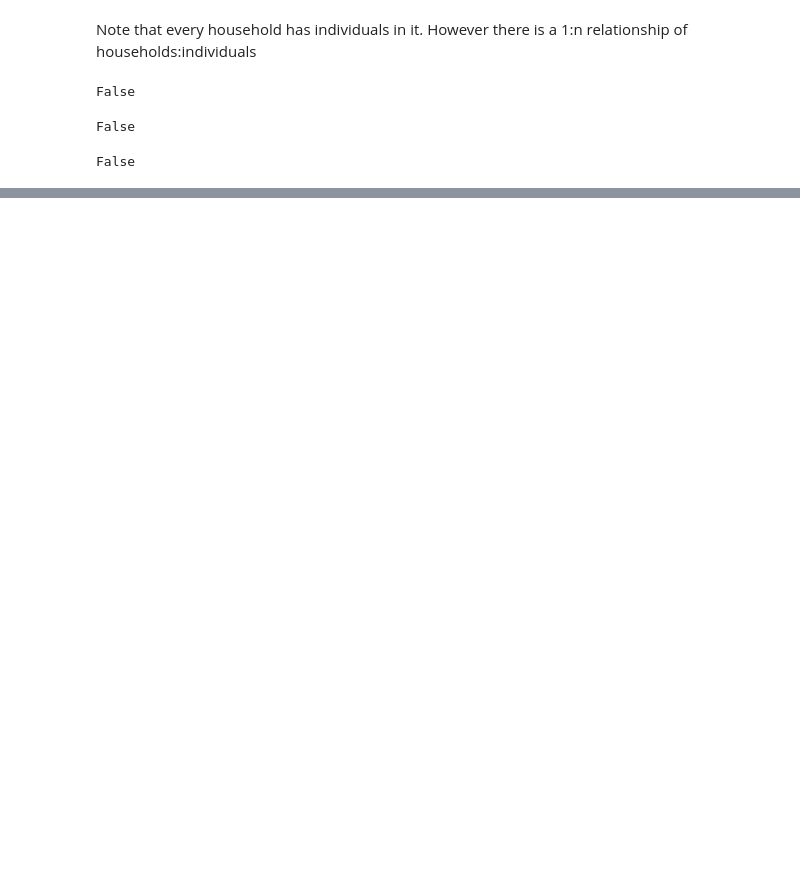
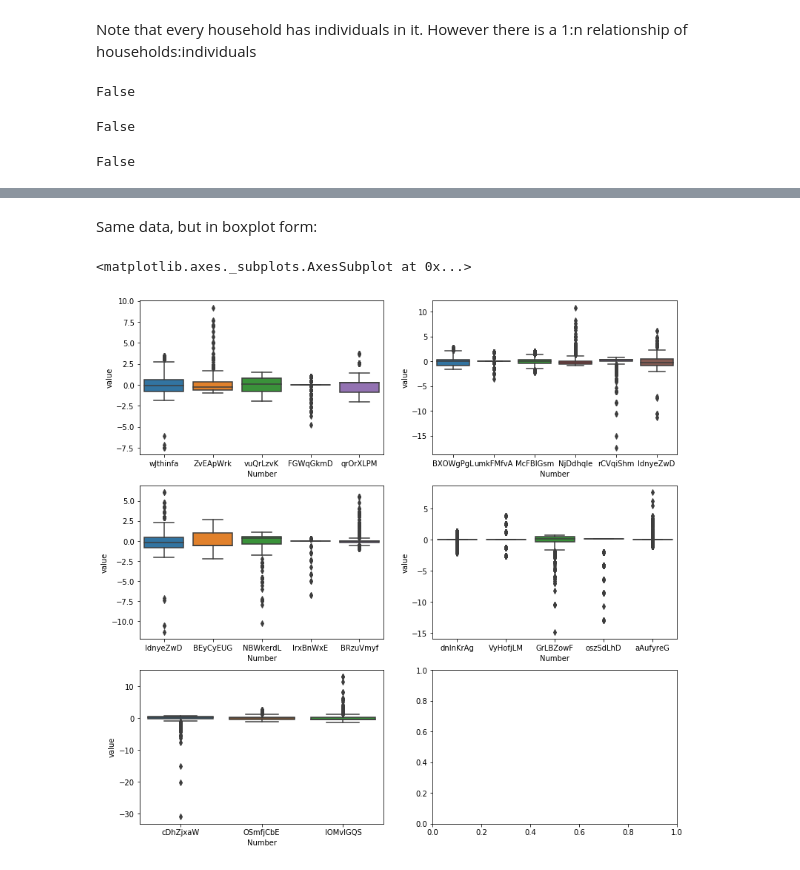
Before and after one commit to SKhubba/driven_data, a Jupyter notebook: EDA.ipynb, the cells around one changed output, grey strips where cells are left out. Saved outputs shown, nothing was run; the diff lists cells and outputs as text; code cells hidden in the pictures; blank space fills up the shorter version.

```diff
--- a/EDA.ipynb
+++ b/EDA.ipynb
@@ -24,0 +73,17 @@ False
+# %% [markdown]
+Same data, but in boxplot form:
+# %%
+fig, axs = plt.subplots(figsize=(13,13), ncols=2, nrows=3)
+BH_melt1 = pd.melt(BH_num.iloc[:,0:5], var_name=['Number'])
+sns.boxplot(y="value", x="Number", data=BH_melt1, ax = axs[0,0])
+BH_melt2 = pd.melt(BH_num.iloc[:,5:11], var_name=['Number'])
+sns.boxplot(y="value", x="Number", data=BH_melt2,ax = axs[0,1])
+BH_melt3 = pd.melt(BH_num.iloc[:,10:15], var_name=['Number'])
+sns.boxplot(y="value", x="Number", data=BH_melt3, ax = axs[1,0])
+BH_melt4 = pd.melt(BH_num.iloc[:,15:20], var_name=['Number'])
+sns.boxplot(y="value", x="Number", data=BH_melt4, ax = axs[1,1])
+BH_melt5 = pd.melt(BH_num.iloc[:,20:24], var_name=['Number'])
+sns.boxplot(y="value", x="Number", data=BH_melt5, ax = axs[2,0])
+# %% [output]
+<matplotlib.axes._subplots.AxesSubplot at 0x...>
+[figure, added]
```
Also changed, not shown: parts of 40 cells of this notebook.
